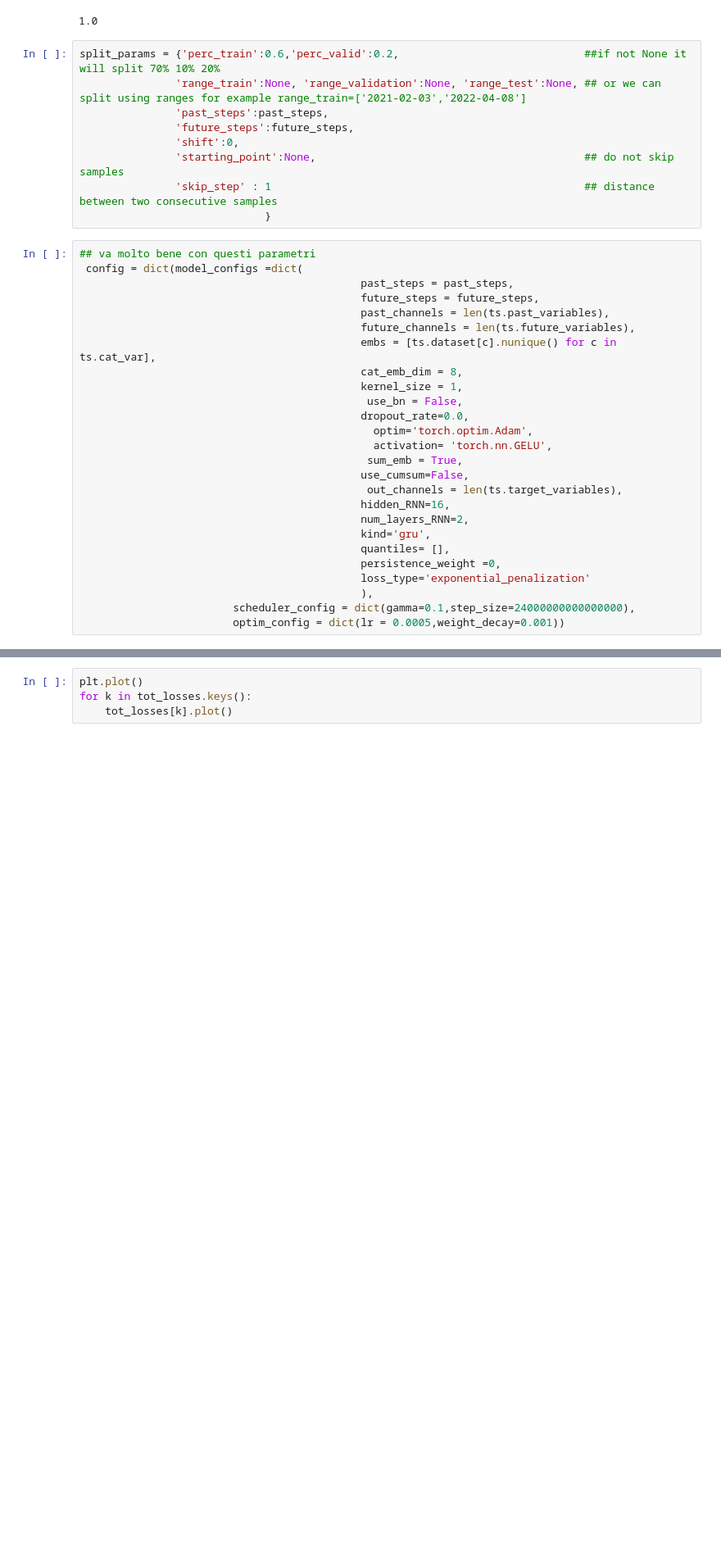
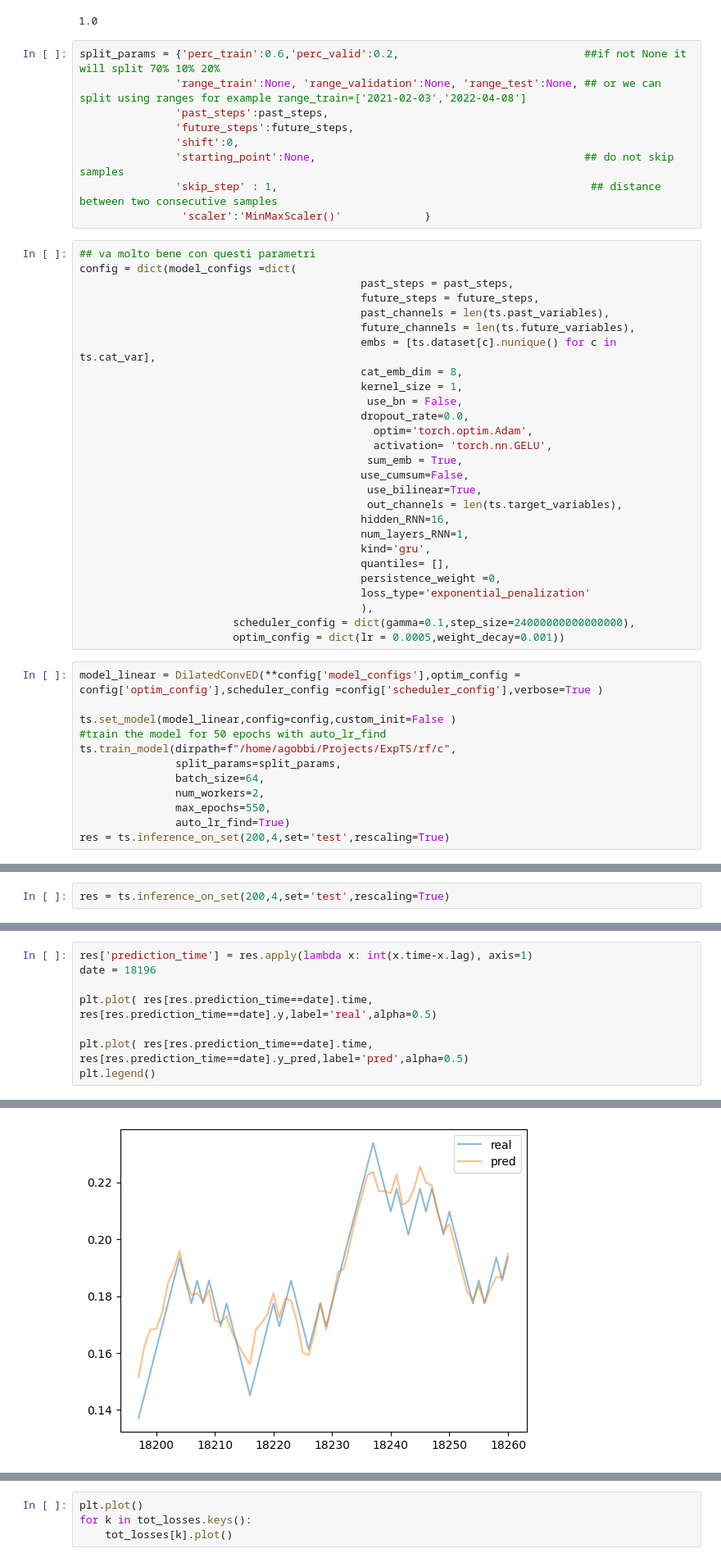
Before and after one commit to DSIP-FBK/DSIPTS, a Jupyter notebook: notebooks/6- non_predictable-conv2.ipynb, the cells around one changed output, grey strips where cells are left out. Shown at 82% size. Cells and saved outputs as stored; diff of their text form; blank space fills up the shorter version.

```diff
--- a/notebooks/6- non_predictable-conv2.ipynb
+++ b/notebooks/6- non_predictable-conv2.ipynb
@@ -49,11 +49,11 @@ split_params = {'perc_train':0.6,'perc_valid':0.2,                             #
                'future_steps':future_steps,
                'shift':0,
                'starting_point':None,                                          ## do not skip samples
-               'skip_step' : 1                                                 ## distance between two consecutive samples
-                             }
+               'skip_step' : 1,                                                 ## distance between two consecutive samples
+                'scaler':'MinMaxScaler()'             }
 # %%
 ## va molto bene con questi parametri
- config = dict(model_configs =dict(
+config = dict(model_configs =dict(
                                             past_steps = past_steps,
                                             future_steps = future_steps,
                                             past_channels = len(ts.past_variables),
@@ -67,9 +67,10 @@ split_params = {'perc_train':0.6,'perc_valid':0.2,                             #
                                               activation= 'torch.nn.GELU',
                                              sum_emb = True,
                                             use_cumsum=False,
+                                             use_bilinear=True,
                                              out_channels = len(ts.target_variables),
                                             hidden_RNN=16,
-                                            num_layers_RNN=2,
+                                            num_layers_RNN=1,
                                             kind='gru',
                                             quantiles= [],
                                             persistence_weight =0,
@@ -77,3 +78,15 @@ split_params = {'perc_train':0.6,'perc_valid':0.2,                             #
                                             ),
                         scheduler_config = dict(gamma=0.1,step_size=24000000000000000),
                         optim_config = dict(lr = 0.0005,weight_decay=0.001))
+# %%
+model_linear = DilatedConvED(**config['model_configs'],optim_config = config['optim_config'],scheduler_config =config['scheduler_config'],verbose=True )
+
+ts.set_model(model_linear,config=config,custom_init=False )
+#train the model for 50 epochs with auto_lr_find
+ts.train_model(dirpath=f"/home/agobbi/Projects/ExpTS/rf/c",
+               split_params=split_params,
+               batch_size=64,
+               num_workers=2,
+               max_epochs=550,
+               auto_lr_find=True)
+res = ts.inference_on_set(200,4,set='test',rescaling=True)
@@ -79,0 +111,2 @@ split_params = {'perc_train':0.6,'perc_valid':0.2,                             #
+# %%
+res = ts.inference_on_set(200,4,set='test',rescaling=True)
@@ -79,0 +129,9 @@ split_params = {'perc_train':0.6,'perc_valid':0.2,                             #
+# %%
+res['prediction_time'] = res.apply(lambda x: int(x.time-x.lag), axis=1)
+date = 18196
+
+plt.plot( res[res.prediction_time==date].time,  res[res.prediction_time==date].y,label='real',alpha=0.5)
+
+plt.plot( res[res.prediction_time==date].time,  res[res.prediction_time==date].y_pred,label='pred',alpha=0.5)
+plt.legend()
+# %% [output]
@@ -80,3 +139,4 @@ split_params = {'perc_train':0.6,'perc_valid':0.2,                             #
+[figure, added]
 # %%
 res_tot = {}
 tot_losses = {}
```
Also changed, not shown: parts of 4 cells of this notebook, 3 other files.
